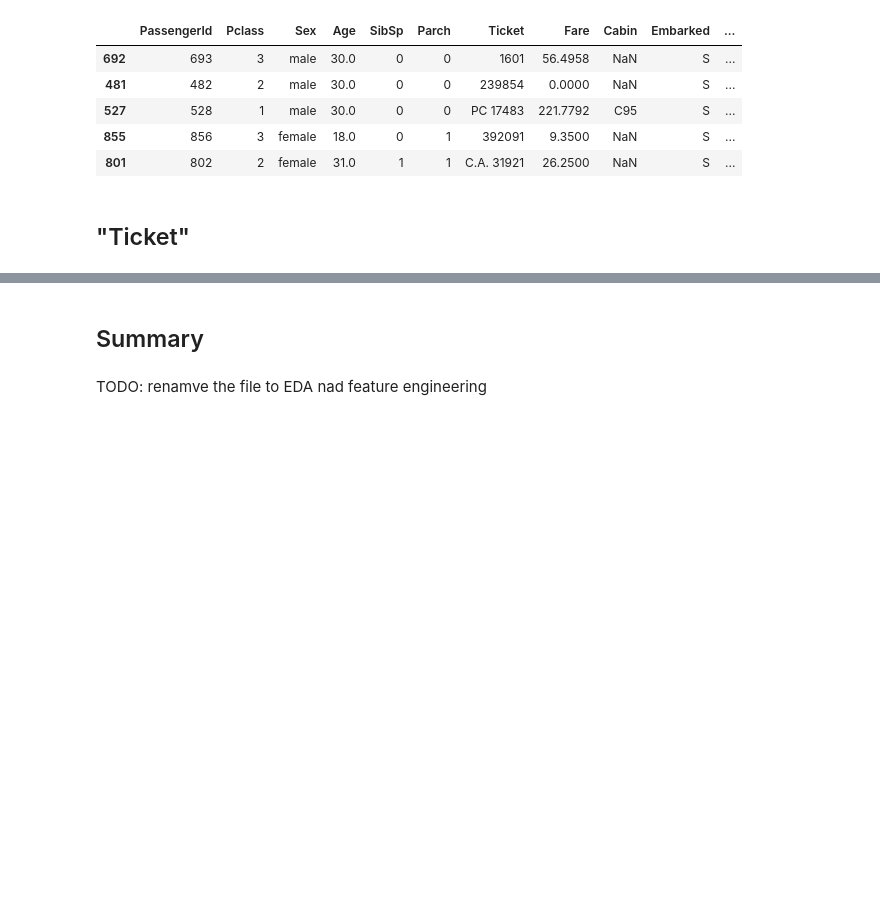
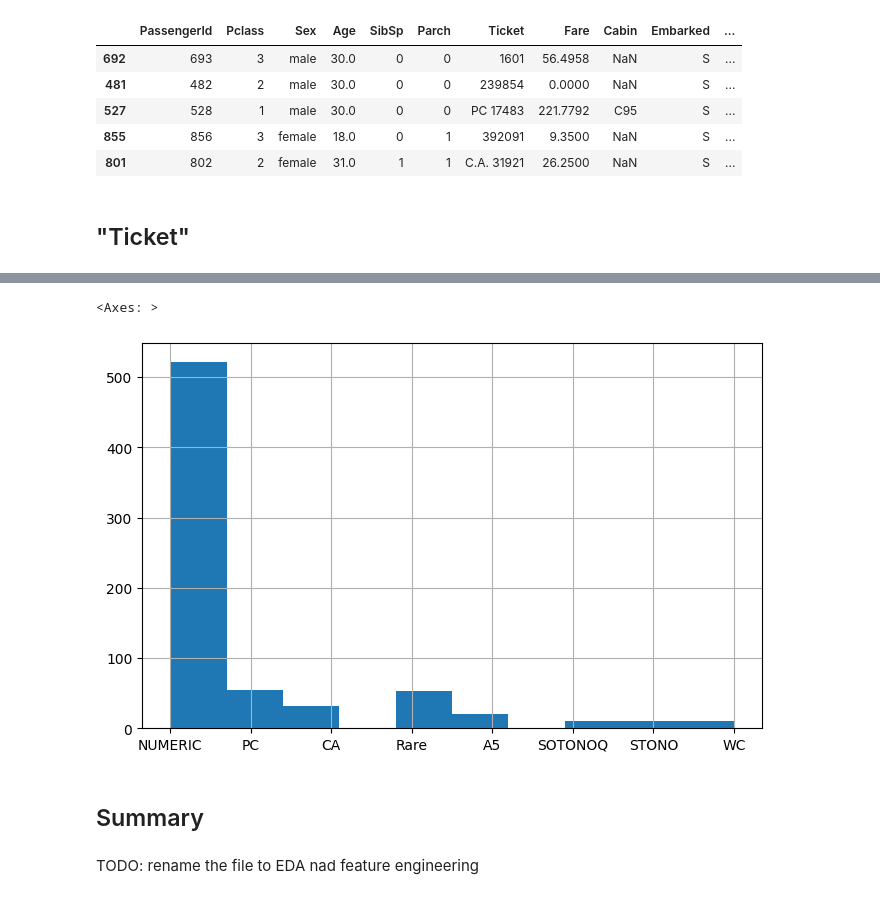
Before and after one commit to irnikesh/data-science, a Jupyter notebook: projects/titanic_survivor_predictor/Titanic_EDA.ipynb, the cells around one changed output, grey strips where cells are left out. Drawn from its saved outputs; the diff is of its cells as text; code cells hidden in the pictures; blank space fills up the shorter version.

```diff
--- a/projects/titanic_survivor_predictor/Titanic_EDA.ipynb
+++ b/projects/titanic_survivor_predictor/Titanic_EDA.ipynb
@@ -409,6 +409,13 @@ X_train.head()
 | 801 | 802 | 2 | female | 31.0 | 1 | 1 | C.A. 31921 | 26.2500 | NaN | S | ... |
 # %% [markdown]
 ## "Ticket"
-# %%
-X_train["Ticket"] = X_train["Ticket"].replace(r"^\d{4}$", "4dig", regex=True)
-X_test["Ticket"]  = X_test["Ticket"].replace(r"^\d{4}$", "4dig", regex=True)
+# %%
+import re
+
+def ticket_prefix(t):
+    t = t.replace(".", "").replace("/", "")
+    parts = t.split()
+    return parts[0] if not parts[0].isdigit() else "NUMERIC"
+
+X_train["TicketPrefix"] = X_train["Ticket"].apply(ticket_prefix)
+X_test["TicketPrefix"]  = X_test["Ticket"].apply(ticket_prefix)
@@ -415,5 +453,32 @@ X_test["Ticket"]  = X_test["Ticket"].replace(r"^\d{4}$", "4dig", regex=True)
+# %%
+# Mark rare prefixes using *train* counts
+min_count = 10
+prefix_counts = X_train["TicketPrefix"].value_counts()
+
+rare_prefixes = set(prefix_counts[prefix_counts < min_count].index)
+
+def collapse_rare(p):
+    return "Rare" if p in rare_prefixes else p
+
+X_train["TicketPrefix"] = X_train["TicketPrefix"].apply(collapse_rare)
+X_test["TicketPrefix"]  = X_test["TicketPrefix"].apply(
+    lambda p: "Rare" if (p in rare_prefixes or p not in prefix_counts.index) else p
+)
+
+# (Optional) Extra numeric feature: ticket number length
+# X_train["TicketNumLen"] = X_train["Ticket"].str.extract(r"(\d+)").iloc[:,0].str.len()
+# X_test["TicketNumLen"]  = X_test["Ticket"].str.extract(r"(\d+)").iloc[:,0].str.len()
+
+# (Optional) Drop the raw Ticket string after extraction
+# X_train = X_train.drop(columns=["Ticket"])
+# X_test  = X_test.drop(columns=["Ticket"])
+# %%
+X_train["TicketPrefix"].hist(figsize=(8, 5))
+# %% [output]
+<Axes: >
+[figure, added]
 # %% [markdown]
 ## Summary
 # %% [markdown]
-TODO: renamve the file to EDA nad feature engineering
+TODO: rename the file to EDA nad feature engineering
 # %%
```
Also changed, not shown: parts of 3 cells of this notebook.
